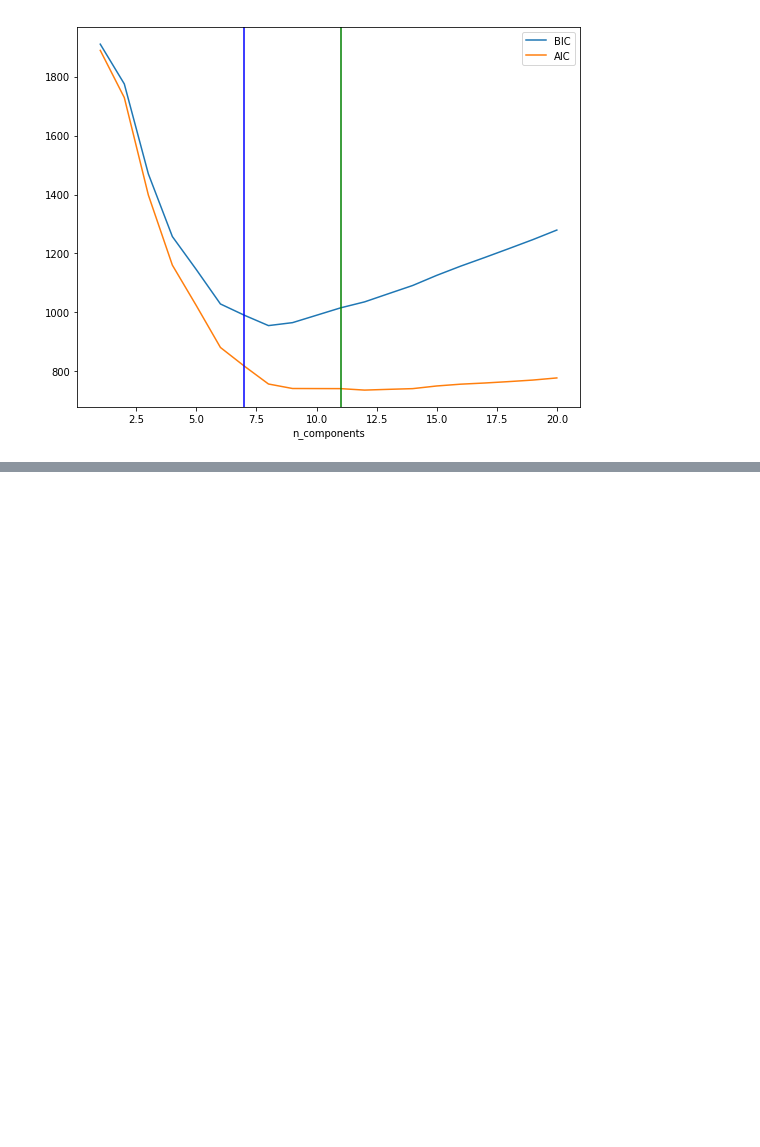
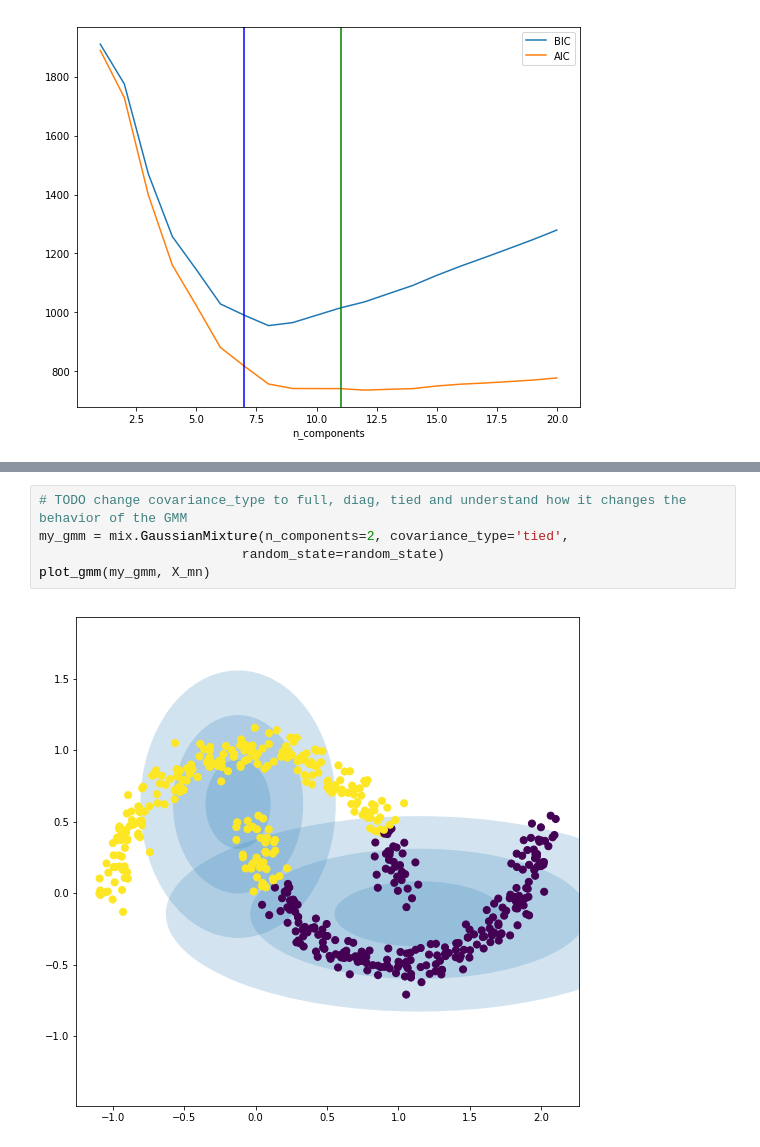
Before and after one commit to redheadjune/207_Applied_ML, a Jupyter notebook: E-M, K-Means, Mixture Models.ipynb, the cells around one changed output, grey strips where cells are left out. Drawn from its saved outputs; the diff is of its cells as text; blank space fills up the shorter version.

```diff
--- a/E-M, K-Means, Mixture Models.ipynb
+++ b/E-M, K-Means, Mixture Models.ipynb
@@ -745,0 +753,7 @@ Text(0.5,0,'n_components')
+# %%
+# TODO change covariance_type to full, diag, tied and understand how it changes the behavior of the GMM
+my_gmm = mix.GaussianMixture(n_components=2, covariance_type='tied',
+                          random_state=random_state)
+plot_gmm(my_gmm, X_mn)
+# %% [output]
+[figure, added]
```
Also changed, not shown: parts of 8 cells of this notebook, 1 other file.
